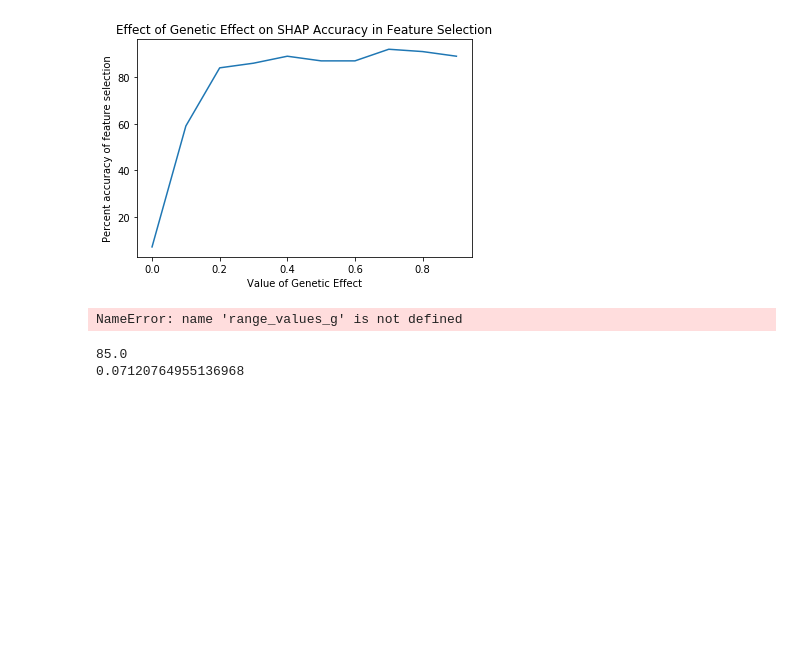
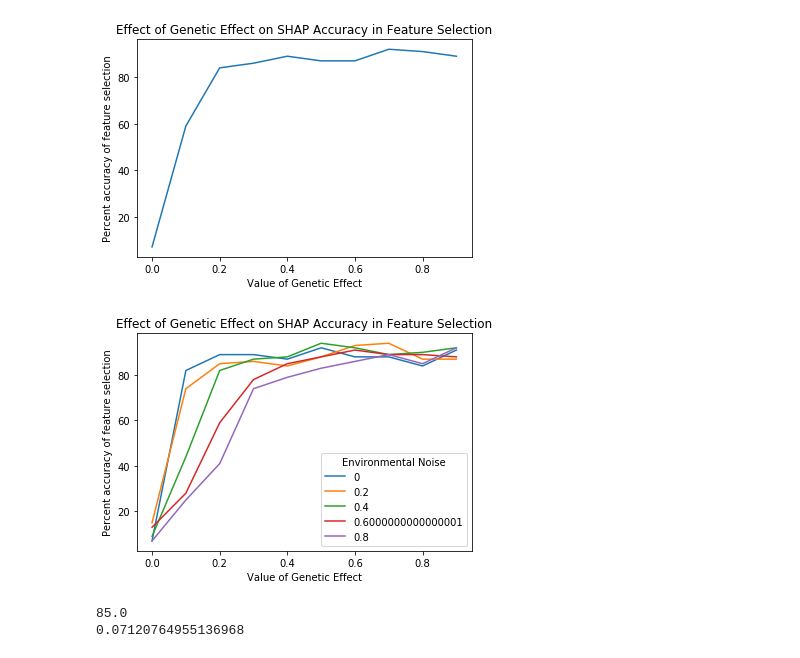
Before and after one commit to KevinDelao/UCLA_Summer_Project, a Jupyter notebook: RFR.ipynb, the cells around one changed output. Saved outputs shown, nothing was run; the diff lists cells and outputs as text; code cells hidden in the pictures; blank space fills up the shorter version.

Commit message:
basic plotting with inputed data

```diff
--- a/RFR.ipynb
+++ b/RFR.ipynb
@@ -303,25 +303,25 @@ def plot_shap_values_RFR_line_multiple(samples_n, loci_m, range_values_g, range_
 
     if data_type == 'set':
         plt.xlabel('Value of Genetic Effect')
-        plt.ylabel('Percent accuracy of feature selection')
+        plt.ylabel('Percent accuracy of feature selection (%)')
         plt.title('Effect of Genetic Effect on SHAP Accuracy in Feature Selection')
     elif data_type == 'var':
         plt.xlabel('Variance of Genetic Effect')
-        plt.ylabel('Percent accuracy of feature selection')
+        plt.ylabel('Percent accuracy of feature selection (%)')
         plt.title('Effect of Variance Genetic Effect on SHAP Accuracy in Feature Selection')
 
     plt.legend(title = 'Environmental Noise')
     plt.savefig(name)
 # %%
-#samples_n = 100
-#loci_m = 10
-#range_values_g = 10
-#range_values_e = 5
-#number_trials = 100
+samples_n = 100
+loci_m = 10
+range_values_g = 10
+range_values_e = 5
+number_trials = 100
 plot_shap_values_RFR_line_multiple(samples_n, loci_m, range_values_g, range_values_e, number_trials, 'RFR_set_10000', data_type = 'set')
 #plot_shap_values_RFR_line_multiple(samples_n, loci_m, range_values_g, range_values_e, number_trials,'RFR_var_10000', data_type = 'var' )
 # %% [output]
-NameError: name 'range_values_g' is not defined
+[figure, added]
 # %%
 #Bar Plots
 def plot_shap_values_RFR_bar(samples_n, loci_m, range_values, e_val, number_trials, data_type = 'set'):
```
Also changed, not shown: 5 other files.
